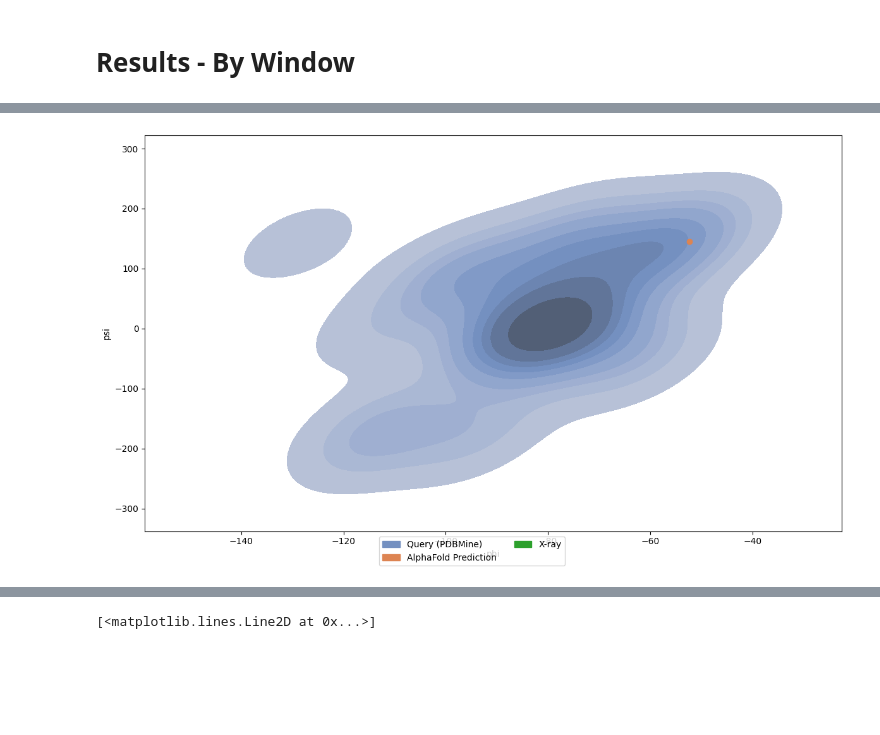
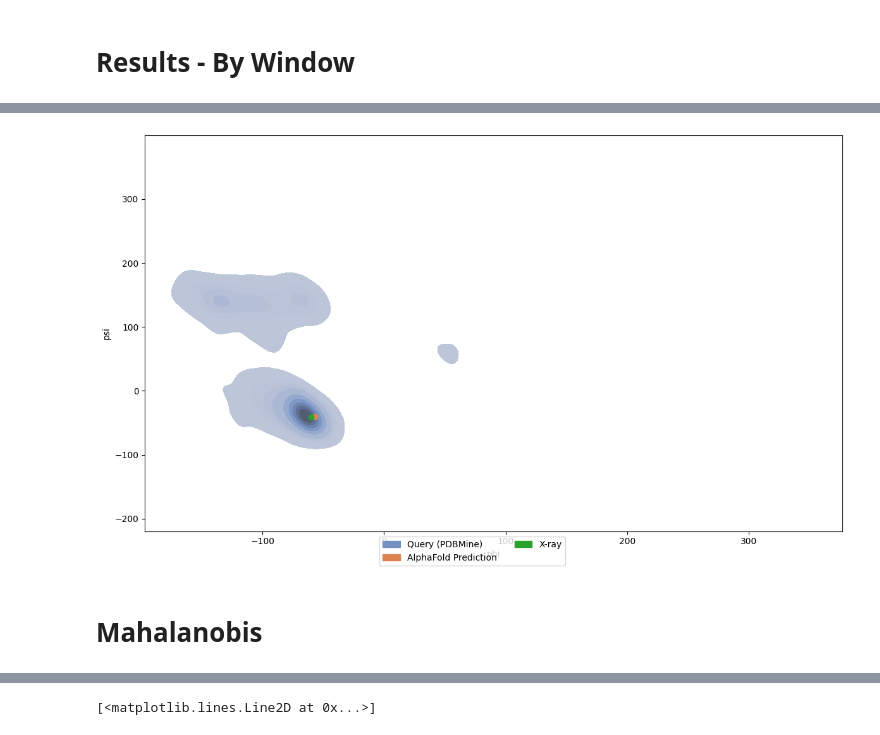
Before and after one commit to Musa-Azeem/protein-dihedral-visualization, a Jupyter notebook: casp.ipynb, the cells around one changed output, grey strips where cells are left out. Cells and saved outputs as stored; diff of their text form; code cells hidden in the pictures; blank space fills up the shorter version.

```diff
--- a/casp.ipynb
+++ b/casp.ipynb
@@ -192,3 +177,4 @@ phi_psi_mined_by_window = pd.DataFrame(phi_psi_mined_by_window_, columns=['seq',
 phi_psi_mined_by_window.to_csv('phi_psi_mined_by_window.csv', index=False)
 # %%
 phi_psi_mined_by_window = pd.read_csv('phi_psi_mined_by_window.csv')
+seq_map = {seq.split('_')[1]:seq for seq in phi_psi_mined_by_window['seq'].unique()}
@@ -230,29 +255,8 @@ phi_psi_predictions_by_window = pd.DataFrame(phi_psi_predictions_, columns=['seq
-# %%
-xray_structure = parser.get_structure(pdb_code, xray_fn)
-xray_chain = list(xray_structure[0].get_chains())[0]
-xray_chain.atom_to_internal_coordinates(verbose=False)
-resultDict = structure_rebuild_test(xray_chain)
-if not resultDict['pass']:
-    raise Exception('Failed to rebuild')
-xray_residues = list(xray_chain.get_residues())
-xray_phi_psi = []
-for i in range(WINDOW_SIZE//2, len(xray_residues) - WINDOW_SIZE // 2):
-    # Convert 3 char codes to 1 char codes
-    seq = ''.join([amino_acid_codes.get(r.resname, 'X') for r in xray_residues[i-WINDOW_SIZE//2:i+WINDOW_SIZE//2+1]])
-    res = seq[WINDOW_SIZE//2]
-    if not xray_residues[i].internal_coord:
-        psi,phi = np.nan, np.nan
-    else:
-        psi = xray_residues[i].internal_coord.get_angle("psi")
-        phi = xray_residues[i].internal_coord.get_angle("phi")
-        psi = psi if psi else np.nan # if psi is None, set it to np.nan
-        phi = phi if phi else np.nan # if phi is None, set it to np.nan
-    xray_phi_psi.append([seq, res, phi, psi, xray_chain.id, xray_structure.id])
-xray_phi_psi = pd.DataFrame(xray_phi_psi, columns=['seq', 'res', 'phi', 'psi', 'chain', 'protein_id'])
 # %% [markdown]
 # Results - By Window
 # %%
-phi_psi_mined_by_window = pd.read_csv('windowsize5/phi_psi_mined_by_window.csv')
-phi_psi_predictions_by_window = pd.read_csv('windowsize5/phi_psi_predictions_by_window.csv')
+import pandas as pd
+phi_psi_mined_by_window = pd.read_csv('phi_psi_mined_by_window.csv')
+phi_psi_predictions_by_window = pd.read_csv('phi_psi_predictions_by_window.csv')
 phi_psi_mined_by_window['source'] = 'Query (PDBMine)'
 phi_psi_predictions_by_window['source'] = 'Prediction'
@@ -274,24 +263,26 @@ Seq('GKEFWNLDKNLQLRLGIVFLGAFSYGTVFSSMTIYYNQYLGSAITGILLALSAV...FQG')
 # %%
 import seaborn as sns
 import matplotlib.pyplot as plt
 import matplotlib.patches as mpatches
 
 fig, axes = plt.subplots(figsize=(12,7))
 
-seq = phi_psi_mined_by_window.seq.unique()[5]
+seq = phi_psi_mined_by_window.seq.unique()[1]
 phi_psi_dist = phi_psi_mined_by_window[phi_psi_mined_by_window.seq == seq]
 phi_psi_alpha = phi_psi_predictions_by_window[(phi_psi_predictions_by_window.protein_id == 'T1024TS427_1') & (phi_psi_predictions_by_window.seq == seq)]
 xray_phi_psi_seq = xray_phi_psi[xray_phi_psi.seq == seq]
 sns.kdeplot(data=phi_psi_dist, x='phi', y='psi', ax=axes, fill=True, color='#7490c0', legend=True)
 plt.plot(phi_psi_alpha.phi, phi_psi_alpha.psi, 'o', color='#dd8452', label='Prediction')
 plt.plot(xray_phi_psi_seq.phi, xray_phi_psi_seq.psi, 'o', color='tab:green', label='X-ray')
 # # legend on bottom middle
 patch1 = mpatches.Patch(color='#7490c0', label='Query (PDBMine)')
 patch2 = mpatches.Patch(color='#dd8452', label='AlphaFold Prediction')
 patch3 = mpatches.Patch(color='tab:green', label='X-ray')
 fig.legend(handles=[patch1, patch2, patch3], loc='lower center', ncol=2)
 # fig.suptitle(f'Distribution of phi, psi angles for the residues in {protein_id_pdb}')
 plt.tight_layout()
 # %% [output]
-[figure, old version]
+[figure, new version]
+# %% [markdown]
+# Mahalanobis
 # %%
```
Also changed, not shown: parts of 13 cells of this notebook, 2 other files.
